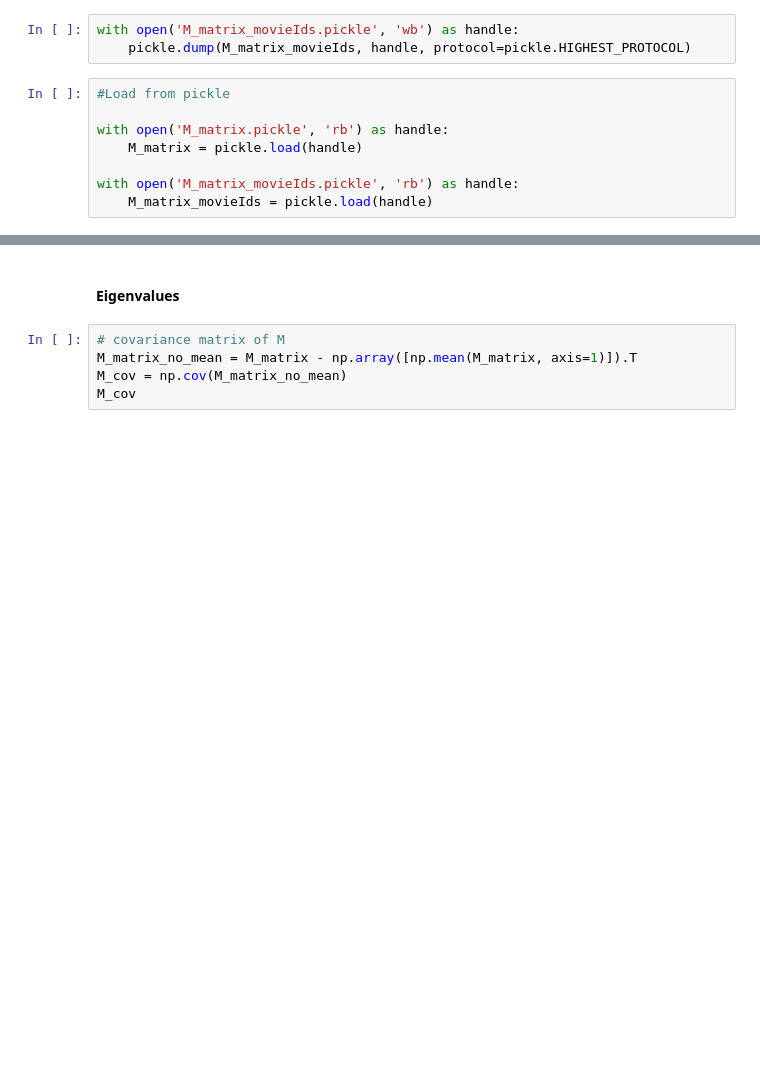
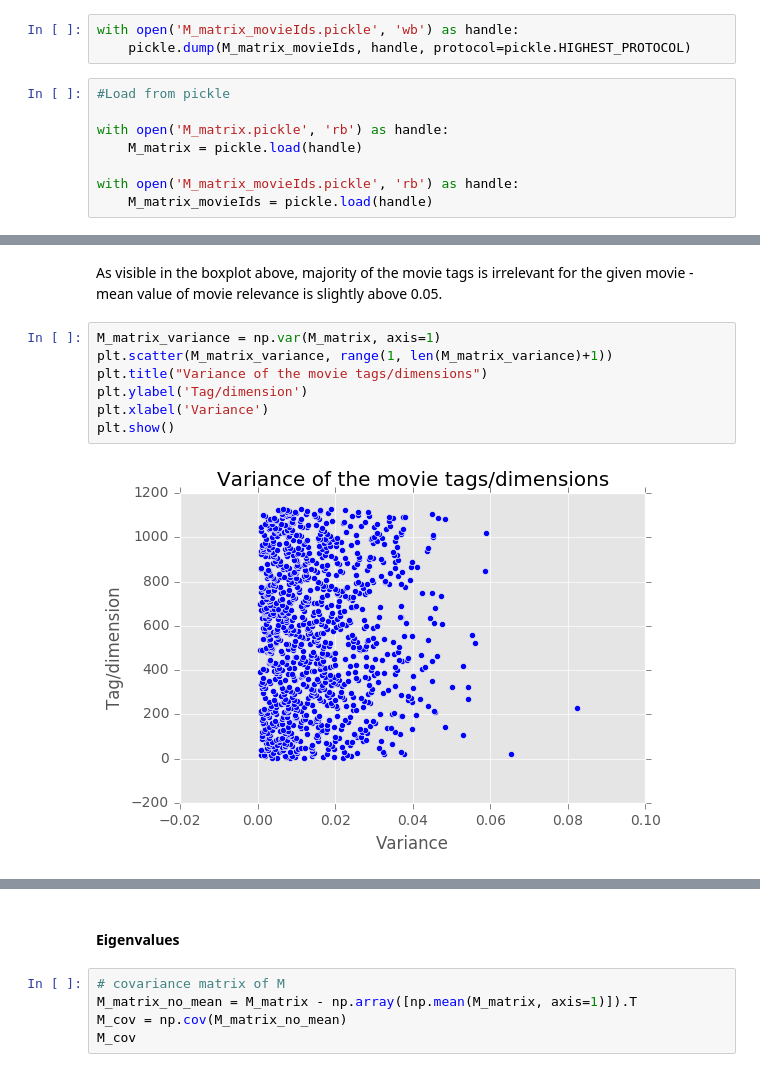
Before and after one commit to aurlien/friendship_paradox, a Jupyter notebook: lab3/ix-lab3/lab3-dimred.ipynb, the cells around one changed output, grey strips where cells are left out. Cells and saved outputs as stored; diff of their text form; blank space fills up the shorter version.

Commit message:
Polished dimensionality reduction

```diff
--- a/lab3/ix-lab3/lab3-dimred.ipynb
+++ b/lab3/ix-lab3/lab3-dimred.ipynb
@@ -188,0 +139,11 @@ with open('M_matrix_movieIds.pickle', 'rb') as handle:
+# %% [markdown]
+As visible in the boxplot above, majority of the movie tags is irrelevant for the given movie - mean value of movie relevance is slightly above 0.05.
+# %%
+M_matrix_variance = np.var(M_matrix, axis=1)
+plt.scatter(M_matrix_variance, range(1, len(M_matrix_variance)+1))
+plt.title("Variance of the movie tags/dimensions")
+plt.ylabel('Tag/dimension')
+plt.xlabel('Variance')
+plt.show()
+# %% [output]
+[figure, added]
```
Also changed, not shown: parts of 40 cells of this notebook, 3 other files.
